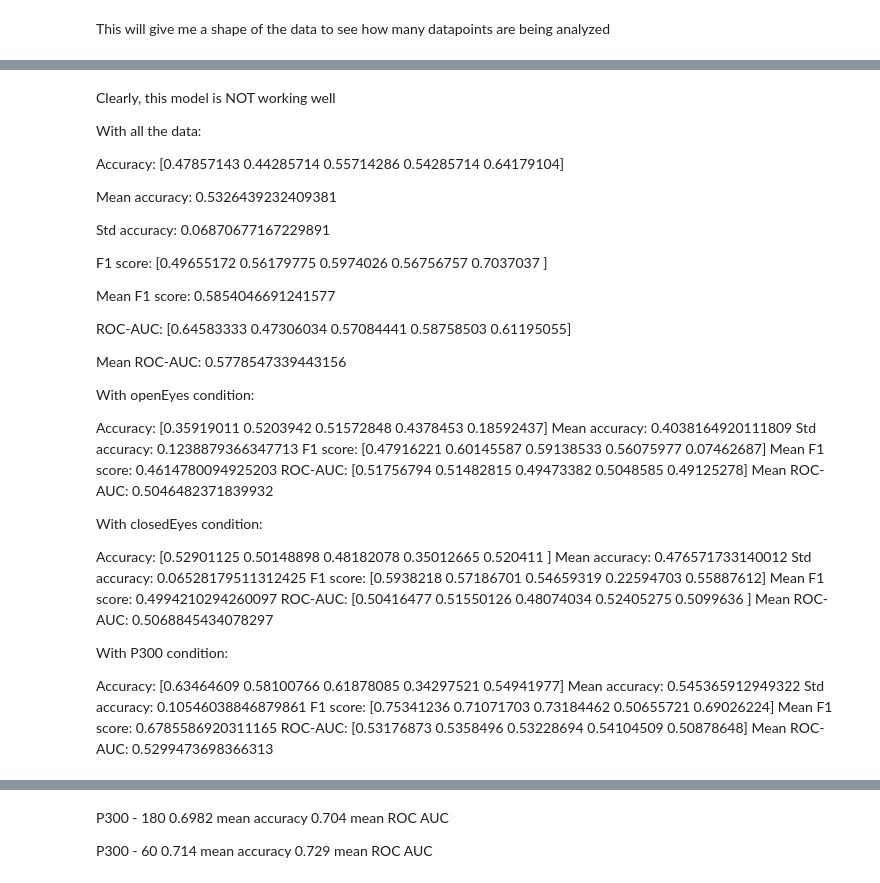
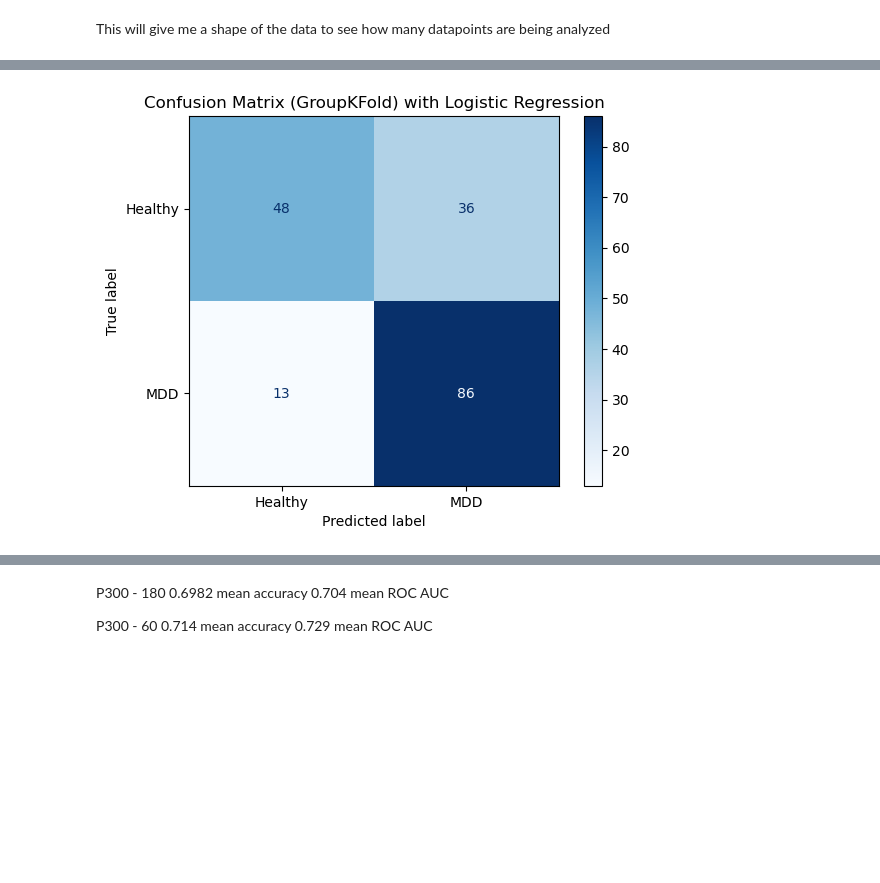
Before and after one commit to BJAngulo/MSSE-277b-final-project-, a Jupyter notebook: notebooks/EEG_classification.ipynb, the cells around one changed output, grey strips where cells are left out. Saved outputs shown, nothing was run; the diff lists cells and outputs as text; code cells hidden in the pictures; blank space fills up the shorter version.

```diff
--- a/notebooks/EEG_classification.ipynb
+++ b/notebooks/EEG_classification.ipynb
@@ -390,53 +416,32 @@ Mean ROC-AUC: 0.5533333333333333
-# %% [markdown]
-Clearly, this model is NOT working well
-
-With all the data:
-
-Accuracy: [0.47857143 0.44285714 0.55714286 0.54285714 0.64179104]
-
-Mean accuracy: 0.5326439232409381
-
-Std accuracy: 0.06870677167229891
-
-F1 score: [0.49655172 0.56179775 0.5974026  0.56756757 0.7037037 ]
-
-Mean F1 score: 0.5854046691241577
-
-ROC-AUC: [0.64583333 0.47306034 0.57084441 0.58758503 0.61195055]
-
-Mean ROC-AUC: 0.5778547339443156
-
-
-With openEyes condition:
-
-Accuracy: [0.35919011 0.5203942  0.51572848 0.4378453  0.18592437]
-Mean accuracy: 0.4038164920111809
-Std accuracy: 0.1238879366347713
-F1 score: [0.47916221 0.60145587 0.59138533 0.56075977 0.07462687]
-Mean F1 score: 0.4614780094925203
-ROC-AUC: [0.51756794 0.51482815 0.49473382 0.5048585  0.49125278]
-Mean ROC-AUC: 0.5046482371839932
-
-
-With closedEyes condition:
-
-Accuracy: [0.52901125 0.50148898 0.48182078 0.35012665 0.520411  ]
-Mean accuracy: 0.476571733140012
-Std accuracy: 0.06528179511312425
-F1 score: [0.5938218  0.57186701 0.54659319 0.22594703 0.55887612]
-Mean F1 score: 0.4994210294260097
-ROC-AUC: [0.50416477 0.51550126 0.48074034 0.52405275 0.5099636 ]
-Mean ROC-AUC: 0.5068845434078297
-
-With P300 condition:
-
-Accuracy: [0.63464609 0.58100766 0.61878085 0.34297521 0.54941977]
-Mean accuracy: 0.545365912949322
-Std accuracy: 0.10546038846879861
-F1 score: [0.75341236 0.71071703 0.73184462 0.50655721 0.69026224]
-Mean F1 score: 0.6785586920311165
-ROC-AUC: [0.53176873 0.5358496  0.53228694 0.54104509 0.50878648]
-Mean ROC-AUC: 0.5299473698366313
+# %%
+# create the splitter, five folds total
+gfk = GroupKFold(n_splits=5)
+
+pipeline_lr = Pipeline([
+    ("scaler", StandardScaler()),
+    ("pca", PCA(n_components=0.95)), # Had to run PCA because otherwise the dataset was too large to fully run
+    ("clf", LogisticRegression(max_iter=1000))
+])
+
+y_pred = cross_val_predict(
+    pipeline_lr,
+    X,
+    y,
+    cv=gfk.split(X, y, groups)
+)
+
+cm = confusion_matrix(y, y_pred)
+
+disp = ConfusionMatrixDisplay(
+    confusion_matrix=cm,
+    display_labels=["Healthy", "MDD"]
+)
+
+disp.plot(cmap=plt.cm.Blues, values_format="d")
+plt.title("Confusion Matrix (GroupKFold) with Logistic Regression")
+plt.show()
+# %% [output]
+[figure, added]
 # %%
 # Run cross-validation with SVM
 
```
Also changed, not shown: parts of 13 cells of this notebook, 3 other files.
